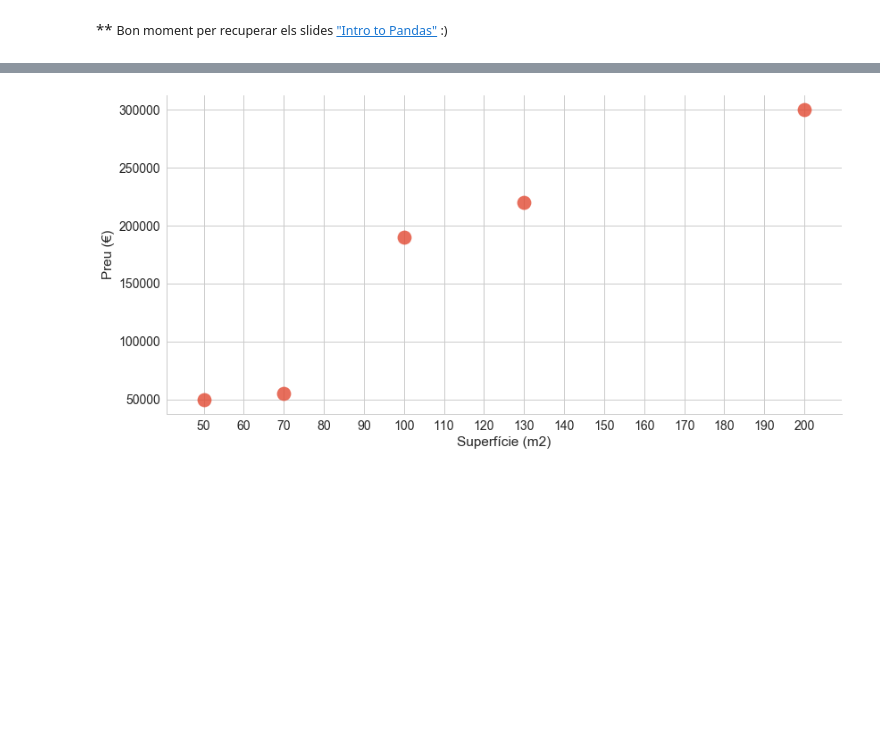
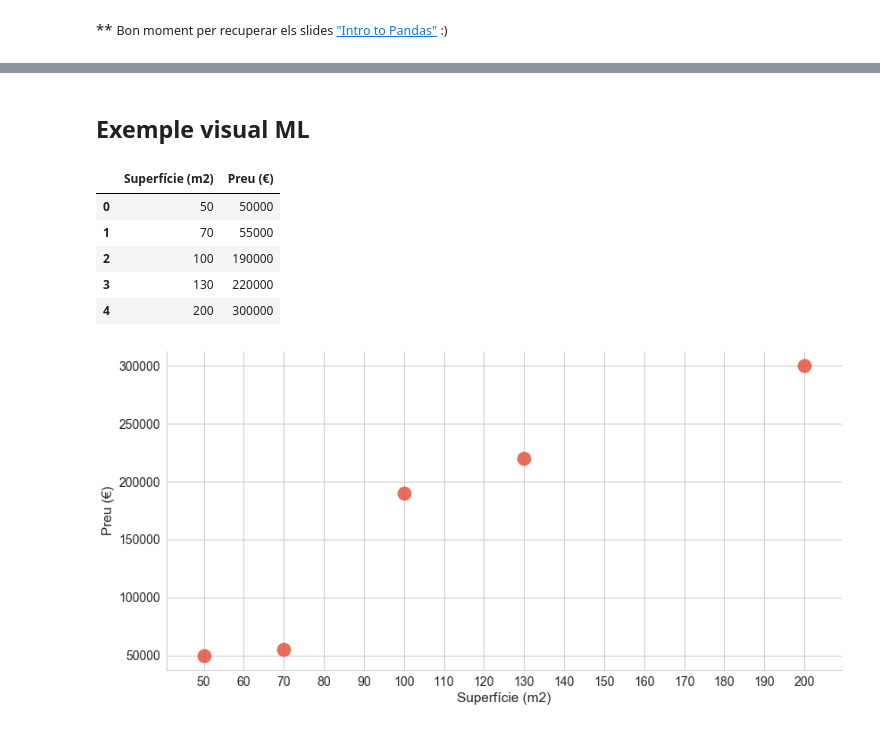
Before and after one commit to victormartingarcia/2017-pyGrn-introdatascience, a Jupyter notebook: datascience_introduction.ipynb, the cells around one changed output, grey strips where cells are left out. Cells and saved outputs as stored; diff of their text form; code cells hidden in the pictures; blank space fills up the shorter version.

```diff
--- a/datascience_introduction.ipynb
+++ b/datascience_introduction.ipynb
@@ -100,3 +122,19 @@ df_training
+# %% [markdown]
+## Exemple visual ML
+# %%
+dades = {
+    u'Superfície (m2)': [50,70,100,130,200],
+    u'Preu (€)': [50000,55000,190000,220000,300000],
+}
+df_training = pd.DataFrame(dades)
+df_training.reindex(columns= [u"Superfície (m2)",u"Preu (€)"])
+# %% [output]
+|  | Superfície (m2) | Preu (€) |
+| 0 | 50 | 50000 |
+| 1 | 70 | 55000 |
+| 2 | 100 | 190000 |
+| 3 | 130 | 220000 |
+| 4 | 200 | 300000 |
 # %%
 # Dibuixem les dades d'entrenament
 sns.lmplot(x=u'Superfície (m2)', y=u'Preu (€)',
```
Also changed, not shown: parts of 17 cells of this notebook, 2 other files.
